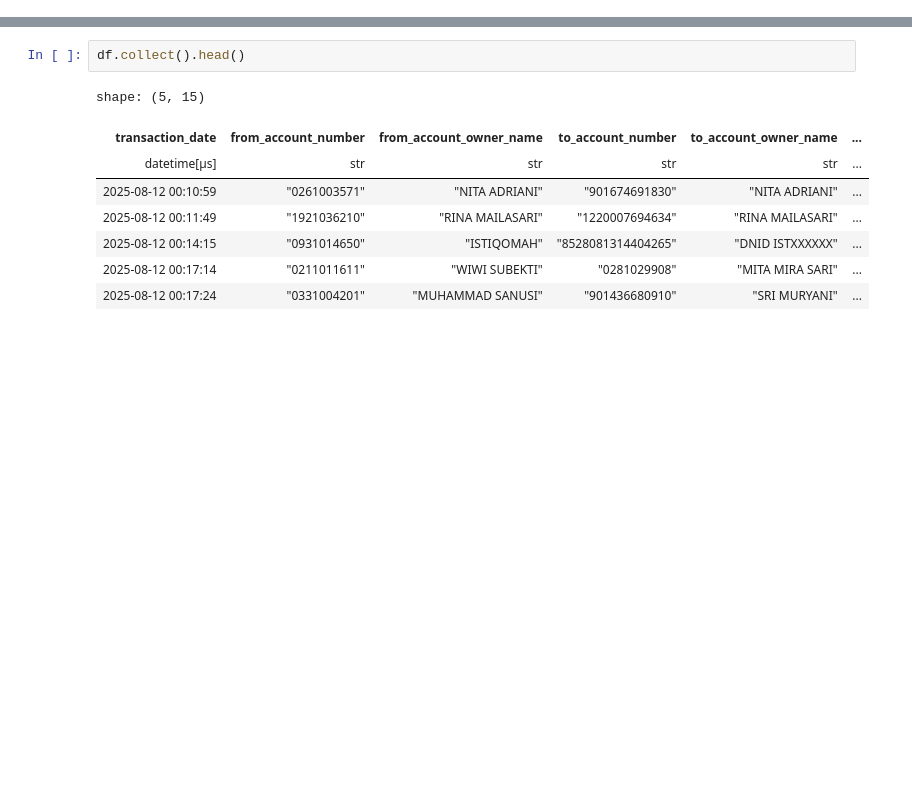
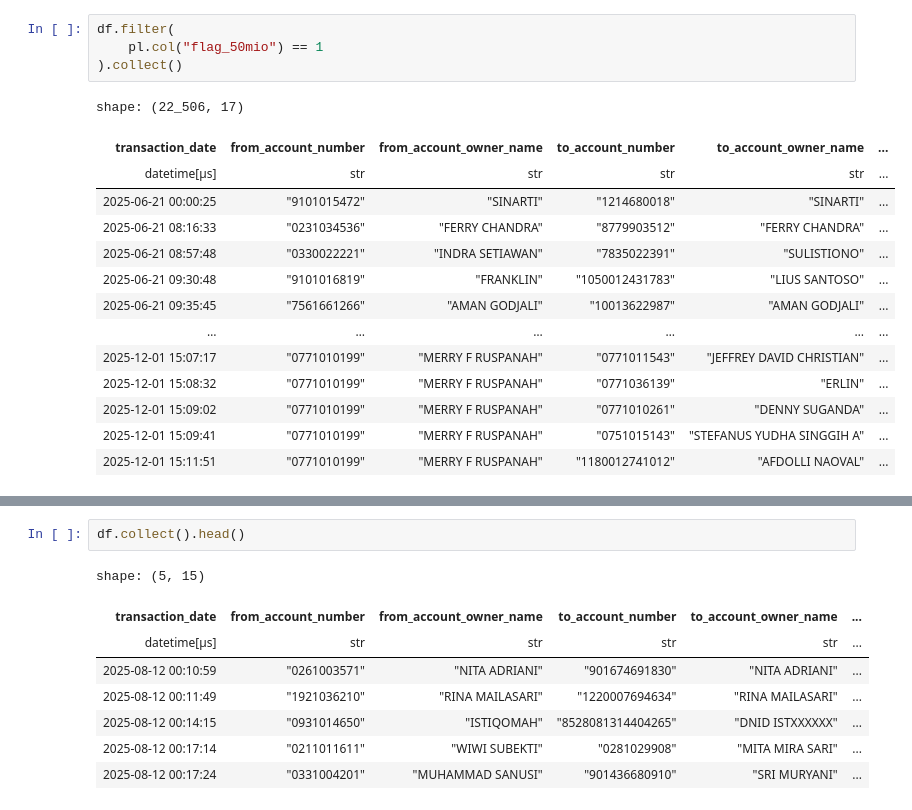
Before and after one commit to daniel-satria/fds_bvic, a Jupyter notebook: ibmb_script/tf_online/historical/test_hist.ipynb, the cells around one changed output, grey strips where cells are left out. Drawn from its saved outputs; the diff is of its cells as text; blank space fills up the shorter version.

```diff
--- a/ibmb_script/tf_online/historical/test_hist.ipynb
+++ b/ibmb_script/tf_online/historical/test_hist.ipynb
@@ -3,3 +56,22 @@ existing_cols = df.collect_schema().names()
+# %%
+df.filter(
+    pl.col("flag_50mio") == 1
+).collect()
+# %% [output]
+shape: (22_506, 17)
+| transaction_date | from_account_number | from_account_owner_name | to_account_number | to_account_owner_name | ... |
+| datetime[μs] | str | str | str | str | ... |
+| 2025-06-21 00:00:25 | "9101015472" | "SINARTI" | "1214680018" | "SINARTI" | ... |
+| 2025-06-21 08:16:33 | "0231034536" | "FERRY CHANDRA" | "8779903512" | "FERRY CHANDRA" | ... |
+| 2025-06-21 08:57:48 | "0330022221" | "INDRA SETIAWAN" | "7835022391" | "SULISTIONO" | ... |
+| 2025-06-21 09:30:48 | "9101016819" | "FRANKLIN" | "1050012431783" | "LIUS SANTOSO" | ... |
+| 2025-06-21 09:35:45 | "7561661266" | "AMAN GODJALI" | "10013622987" | "AMAN GODJALI" | ... |
+| … | … | … | … | … | ... |
+| 2025-12-01 15:07:17 | "0771010199" | "MERRY F RUSPANAH" | "0771011543" | "JEFFREY DAVID CHRISTIAN" | ... |
+| 2025-12-01 15:08:32 | "0771010199" | "MERRY F RUSPANAH" | "0771036139" | "ERLIN" | ... |
+| 2025-12-01 15:09:02 | "0771010199" | "MERRY F RUSPANAH" | "0771010261" | "DENNY SUGANDA" | ... |
+| 2025-12-01 15:09:41 | "0771010199" | "MERRY F RUSPANAH" | "0751015143" | "STEFANUS YUDHA SINGGIH A" | ... |
+| 2025-12-01 15:11:51 | "0771010199" | "MERRY F RUSPANAH" | "1180012741012" | "AFDOLLI NAOVAL" | ... |
 # %%
 df.filter(
     pl.col("flag_50mio_early") == 1
```
Also changed, not shown: parts of 7 cells of this notebook, 10 other files.
